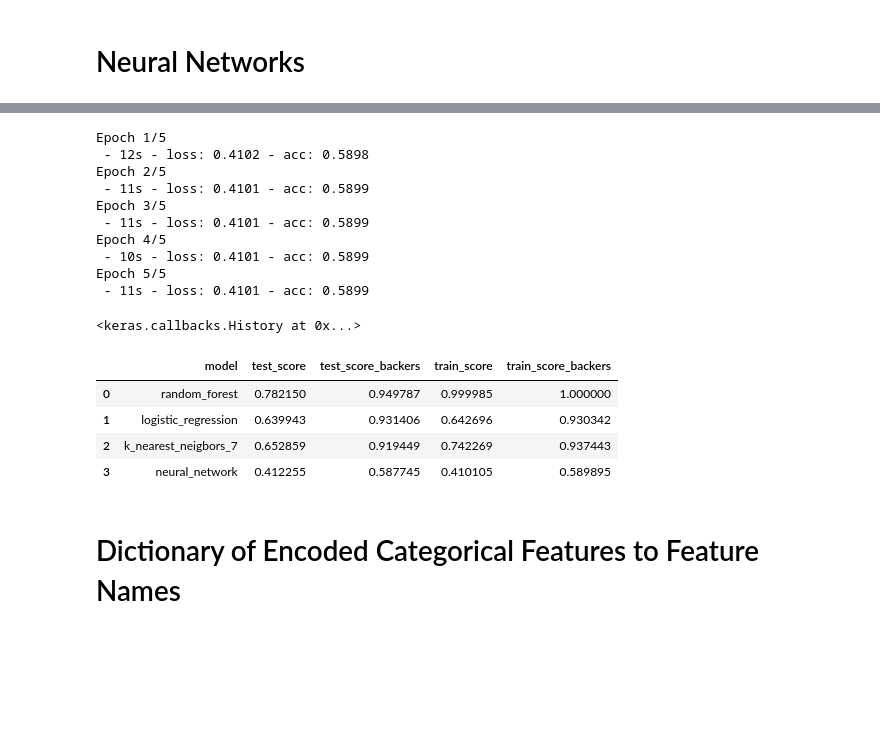
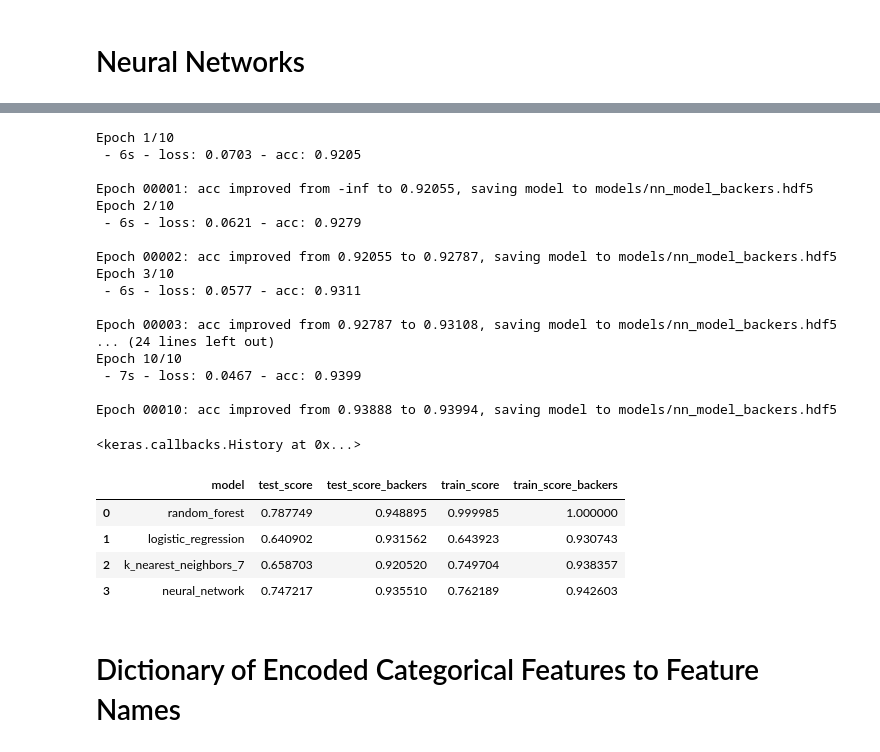
Before and after one commit to dmarrinan/Kickstarter-Analysis, a Jupyter notebook: machine_learning_modeling.ipynb, the cells around one changed output, grey strips where cells are left out. Cells and saved outputs as stored; diff of their text form; code cells hidden in the pictures; blank space fills up the shorter version.

Commit message:
improved neural network models

```diff
--- a/machine_learning_modeling.ipynb
+++ b/machine_learning_modeling.ipynb
@@ -313,5 +317,5 @@ plt.show()
 # %%
-results_df = results_df.append({"model":"k_nearest_neigbors_7",
+results_df = results_df.append({"model":"k_nearest_neighbors_7",
                                 "train_score":train_scores[3],
                                 "test_score":test_scores[3],
                                 "train_score_backers":train_backers_scores[3],
@@ -369,8 +373,8 @@ with backers: 0.9202971290905441
 # %% [markdown]
 # Neural Networks
 # %%
-X_train, X_test, y_cat_train, y_cat_test = train_test_split(X, y_categorical, random_state=42)
-X_backers_train, X_backers_test, y_backers_cat_train, y_backers_cat_test = train_test_split(X_backers, y_categorical, random_state=42)
+X_train, X_test, y_train, y_test = train_test_split(X_scaled, y_categorical, random_state=42, stratify=y_categorical)
+X_backers_train, X_backers_test, y_backers_train, y_backers_test = train_test_split(X_backers_scaled, y_categorical, random_state=42)
 # %%
 from keras.models import Sequential
 from keras.layers import Dense
@@ -405,53 +425,72 @@ Epoch 5/5
 <keras.callbacks.History at 0x...>
 # %%
-model_backers = Sequential()
-model_backers.add(Dense(units=100, activation='relu', input_dim=18))
-model_backers.add(Dense(units=300, activation='relu'))
-model_backers.add(Dense(units=2,activation="softmax"))
+from keras.models import Sequential
+from keras.layers import Dense
+from keras.callbacks import ModelCheckpoint
+from keras.models import load_model
 
-model_backers.compile(optimizer='adam',
-             loss='mean_squared_error',
-             metrics=['accuracy'])
+# model_backers = Sequential()
+# model_backers.add(Dense(units=100, activation='relu', input_dim=18))
+# model_backers.add(Dense(units=300, activation='relu'))
+# model_backers.add(Dense(units=2,activation="softmax"))
+
+# model_backers.compile(optimizer='adam',
+#              loss='mean_squared_error',
+#              metrics=['accuracy'])
+
+model_backers = load_model('models/nn_model_backers.hdf5')
+
+filepath_backers = 'models/nn_model_backers.hdf5'
+checkpoint = ModelCheckpoint(filepath_backers, monitor='acc', verbose=1, save_best_only=True, mode='max')
+callbacks_list = [checkpoint]
 
 model_backers.fit(
     X_backers_train,
-    y_backers_cat_train,
-    epochs=5,
+    y_backers_train,
+    epochs=10,
     shuffle=True,
+    callbacks=callbacks_list,
     verbose=2
 )
 # %% [output]
-Epoch 1/5
- - 12s - loss: 0.4102 - acc: 0.5898
-Epoch 2/5
- - 11s - loss: 0.4101 - acc: 0.5899
-Epoch 3/5
- - 11s - loss: 0.4101 - acc: 0.5899
-Epoch 4/5
- - 10s - loss: 0.4101 - acc: 0.5899
-Epoch 5/5
- - 11s - loss: 0.4101 - acc: 0.5899
+Epoch 1/10
+ - 6s - loss: 0.0703 - acc: 0.9205
+
+Epoch 00001: acc improved from -inf to 0.92055, saving model to models/nn_model_backers.hdf5
+Epoch 2/10
+ - 6s - loss: 0.0621 - acc: 0.9279
+
+Epoch 00002: acc improved from 0.92055 to 0.92787, saving model to models/nn_model_backers.hdf5
+Epoch 3/10
+ - 6s - loss: 0.0577 - acc: 0.9311
+
+Epoch 00003: acc improved from 0.92787 to 0.93108, saving model to models/nn_model_backers.hdf5
+... (24 lines left out)
+Epoch 10/10
+ - 7s - loss: 0.0467 - acc: 0.9399
+
+Epoch 00010: acc improved from 0.93888 to 0.93994, saving model to models/nn_model_backers.hdf5
 <keras.callbacks.History at 0x...>
 # %%
-model_loss, nn_train_score = model.evaluate(X_train, y_cat_train, verbose=2)
-model_loss, nn_test_score = model.evaluate(X_test, y_cat_test, verbose=2)
-model_loss, nn_backers_train_score = model_backers.evaluate(X_backers_train, y_backers_cat_train, verbose=2)
-model_loss, nn_backers_test_score = model_backers.evaluate(X_backers_test, y_backers_cat_test, verbose=2)
+model_loss, nn_train_score = model.evaluate(X_train, y_train, verbose=2)
+model_loss, nn_test_score = model.evaluate(X_test, y_test, verbose=2)
+model_loss, nn_backers_train_score = model_backers.evaluate(X_backers_train, y_backers_train, verbose=2)
+model_loss, nn_backers_test_score = model_backers.evaluate(X_backers_test, y_backers_test, verbose=2)
 
 
 results_df = results_df.append({"model":"neural_network",
                                 "train_score":nn_train_score,
                                 "test_score":nn_test_score,
                                 "train_score_backers":nn_backers_train_score,
                                 "test_score_backers":nn_backers_test_score},
                                ignore_index=True)
 results_df
 # %% [output]
 |  | model | test_score | test_score_backers | train_score | train_score_backers |
-| 0 | random_forest | 0.782150 | 0.949787 | 0.999985 | 1.000000 |
-| 1 | logistic_regression | 0.639943 | 0.931406 | 0.642696 | 0.930342 |
-| 2 | k_nearest_neigbors_7 | 0.652859 | 0.919449 | 0.742269 | 0.937443 |
-| 3 | neural_network | 0.412255 | 0.587745 | 0.410105 | 0.589895 |
+| 0 | random_forest | 0.787749 | 0.948895 | 0.999985 | 1.000000 |
+| 1 | logistic_regression | 0.640902 | 0.931562 | 0.643923 | 0.930743 |
+| 2 | k_nearest_neighbors_7 | 0.658703 | 0.920520 | 0.749704 | 0.938357 |
+| 3 | neural_network | 0.747217 | 0.935510 | 0.762189 | 0.942603 |
 # %% [markdown]
 # Dictionary of Encoded Categorical Features to Feature Names
 # %%
```
Also changed, not shown: parts of 13 cells of this notebook, 2 other files.
